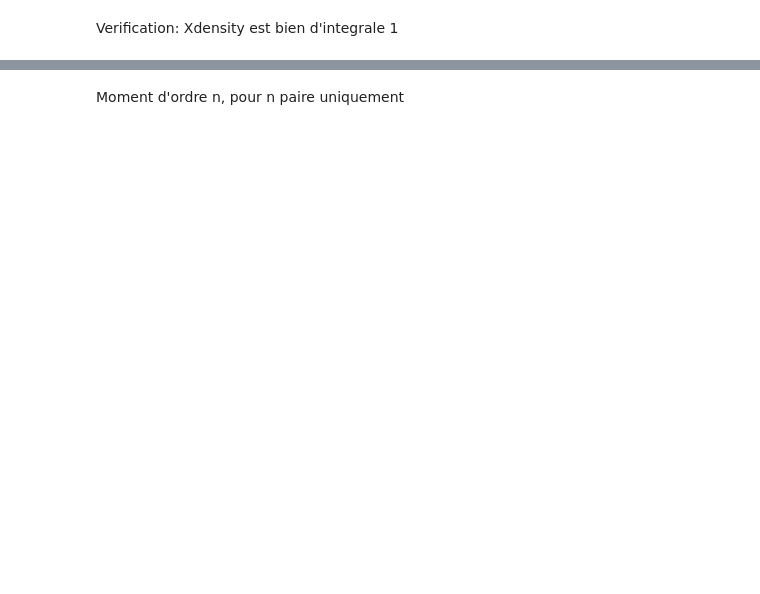
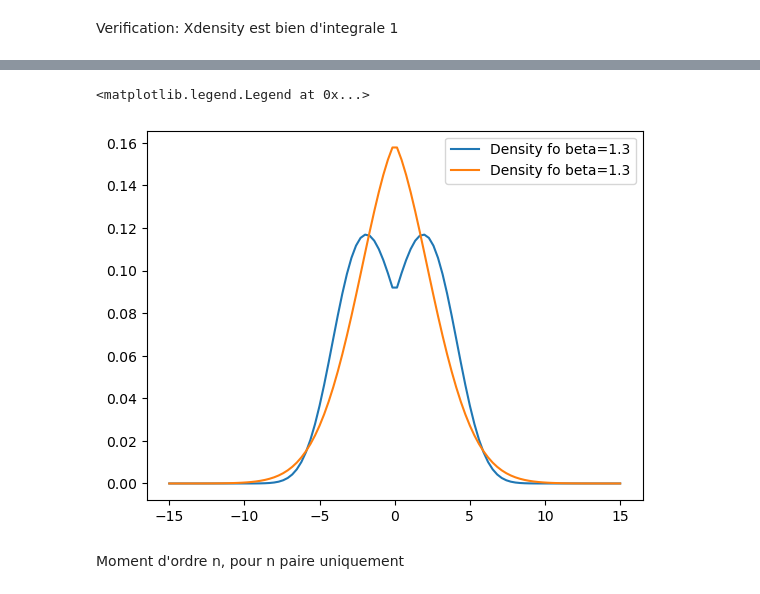
Before and after one commit to RimohtL/Default_Proba_Calib, a Jupyter notebook: grey_noise.ipynb, the cells around one changed output, grey strips where cells are left out. Saved outputs shown, nothing was run; the diff lists cells and outputs as text; code cells hidden in the pictures; blank space fills up the shorter version.

```diff
--- a/grey_noise.ipynb
+++ b/grey_noise.ipynb
@@ -101,3 +95,19 @@ quad(Xdensity,-np.inf,np.inf,args=(beta,omega,t))
+# %%
+beta=1.3
+omega=2
+t=2
+X=linspace(-15,15,100)
+
+Y1=[Xdensity(x,beta,omega,t)  for x in X]
+Y2=[Xdensity(x,0.9,omega,t)  for x in X]
+
+
+plt.plot(X,Y1,label="Density fo beta=1.3")
+plt.plot(X,Y2,label="Density fo beta=1.3")
+plt.legend()
+# %% [output]
+<matplotlib.legend.Legend at 0x...>
+[figure, added]
 # %% [markdown]
 Moment d'ordre n, pour n paire uniquement
 # %%
```
Also changed, not shown: parts of 10 cells of this notebook.
